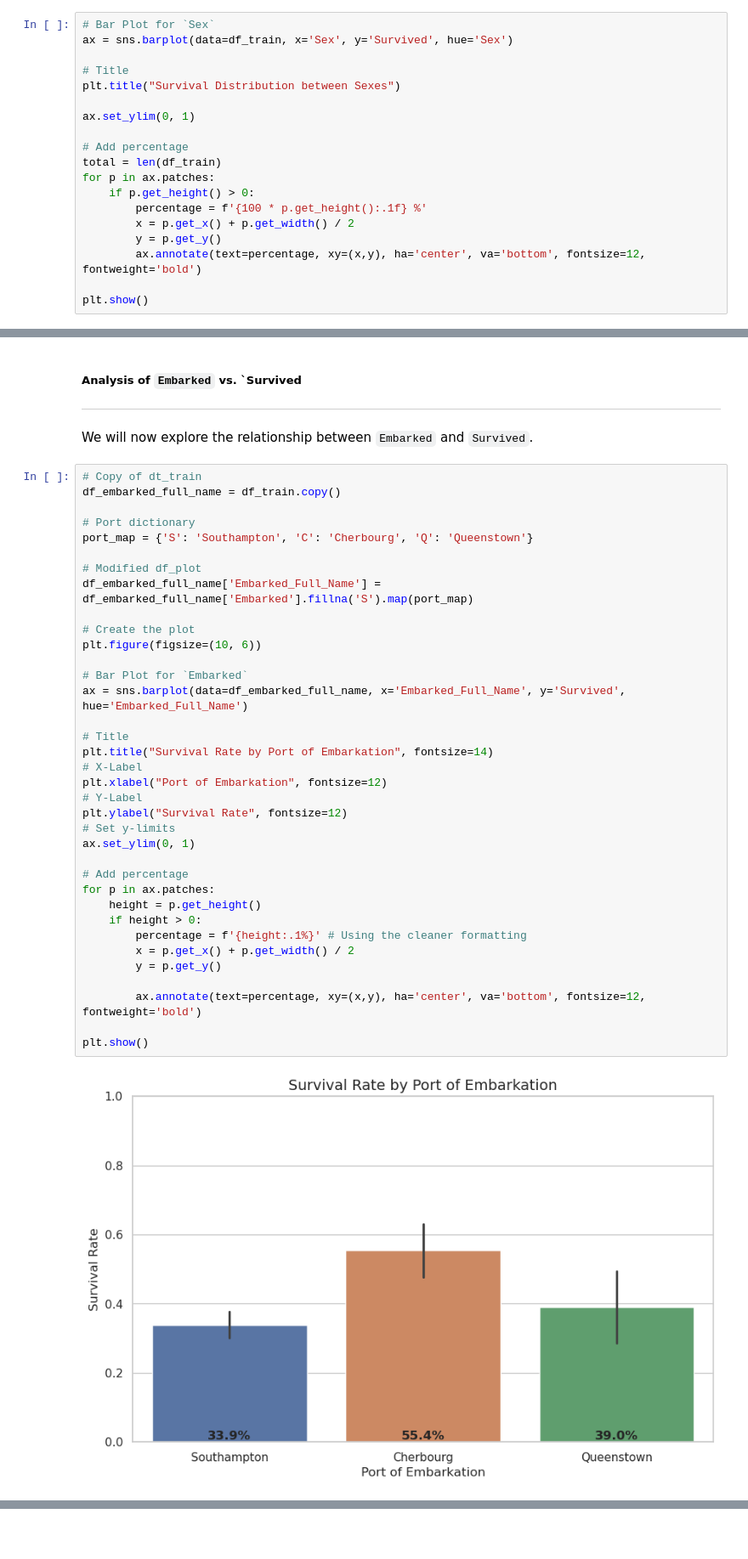
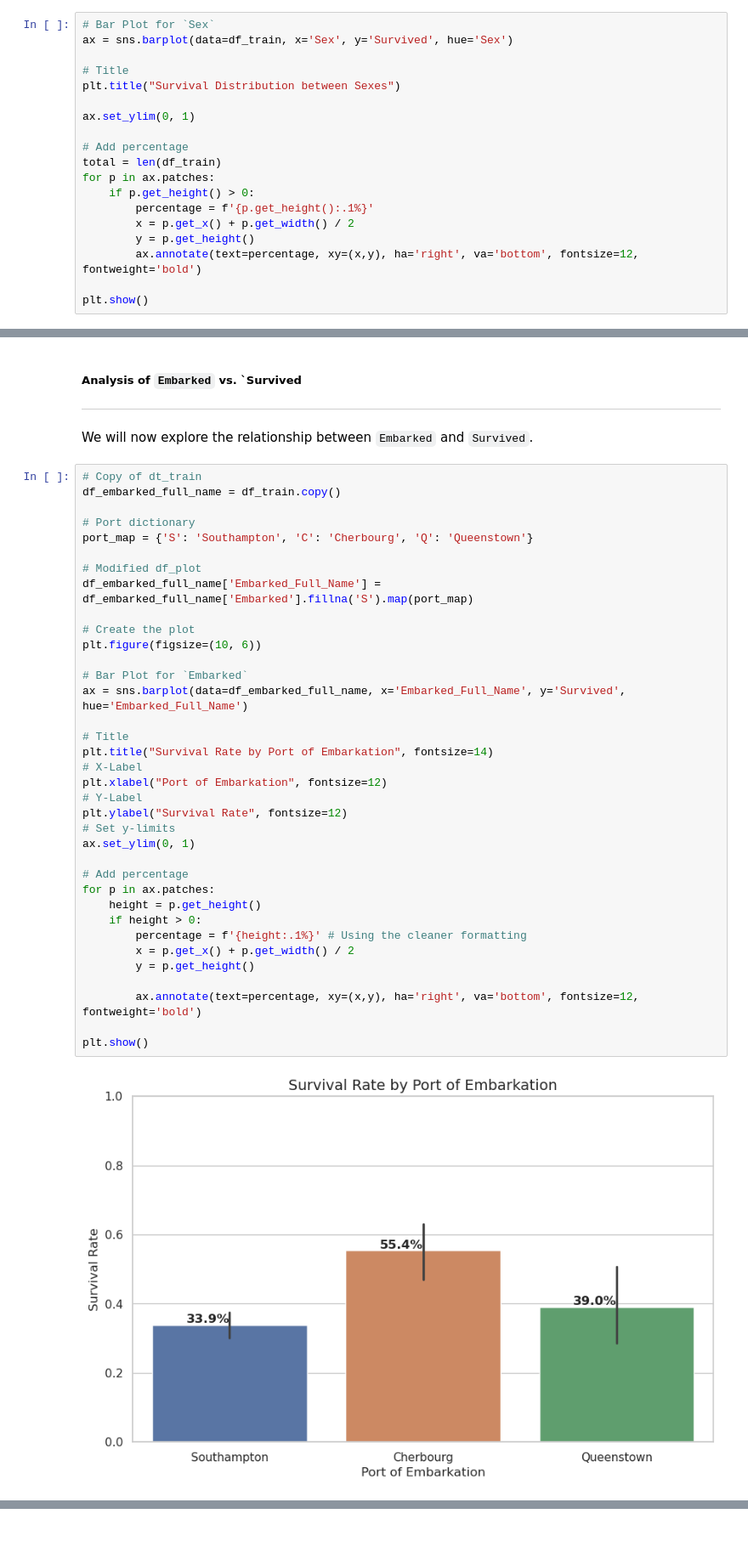
Before and after one commit to JonasLilletevedt/titanic-survival-prediction, a Jupyter notebook: notebooks/00_initial_data_exploration.ipynb, the cells around one changed output, grey strips where cells are left out. Shown at 85% size. Drawn from its saved outputs; the diff is of its cells as text.

```diff
--- a/notebooks/00_initial_data_exploration.ipynb
+++ b/notebooks/00_initial_data_exploration.ipynb
@@ -356,10 +356,10 @@ ax.set_ylim(0, 1)
 total = len(df_train)
 for p in ax.patches:
     if p.get_height() > 0:
-        percentage = f'{100 * p.get_height():.1f} %'
+        percentage = f'{p.get_height():.1%}'
         x = p.get_x() + p.get_width() / 2
-        y = p.get_y()
-        ax.annotate(text=percentage, xy=(x,y), ha='center', va='bottom', fontsize=12, fontweight='bold')
+        y = p.get_height()
+        ax.annotate(text=percentage, xy=(x,y), ha='right', va='bottom', fontsize=12, fontweight='bold')
 
 plt.show()
 # %% [output]
@@ -385,36 +385,36 @@ df_embarked_full_name = df_train.copy()
 port_map = {'S': 'Southampton', 'C': 'Cherbourg', 'Q': 'Queenstown'}
 
 # Modified df_plot
 df_embarked_full_name['Embarked_Full_Name'] = df_embarked_full_name['Embarked'].fillna('S').map(port_map)
 
 # Create the plot
 plt.figure(figsize=(10, 6))
 
 # Bar Plot for `Embarked`
 ax = sns.barplot(data=df_embarked_full_name, x='Embarked_Full_Name', y='Survived', hue='Embarked_Full_Name')
 
 # Title
 plt.title("Survival Rate by Port of Embarkation", fontsize=14)
 # X-Label
 plt.xlabel("Port of Embarkation", fontsize=12)
 # Y-Label
 plt.ylabel("Survival Rate", fontsize=12)
 # Set y-limits
 ax.set_ylim(0, 1)
 
 # Add percentage
 for p in ax.patches:
     height = p.get_height()
     if height > 0:
         percentage = f'{height:.1%}' # Using the cleaner formatting
         x = p.get_x() + p.get_width() / 2
-        y = p.get_y()
+        y = p.get_height()
 
-        ax.annotate(text=percentage, xy=(x,y), ha='center', va='bottom', fontsize=12, fontweight='bold')
+        ax.annotate(text=percentage, xy=(x,y), ha='right', va='bottom', fontsize=12, fontweight='bold')
 
 plt.show()
 # %% [output]
-[figure, old version]
+[figure, new version]
 # %% [markdown]
 **Observation from `Bar Plot` for `Embarked` vs. `Survived`:**
 *   **Key Differences between ports:**
```
Also changed, not shown: parts of 24 cells of this notebook.
